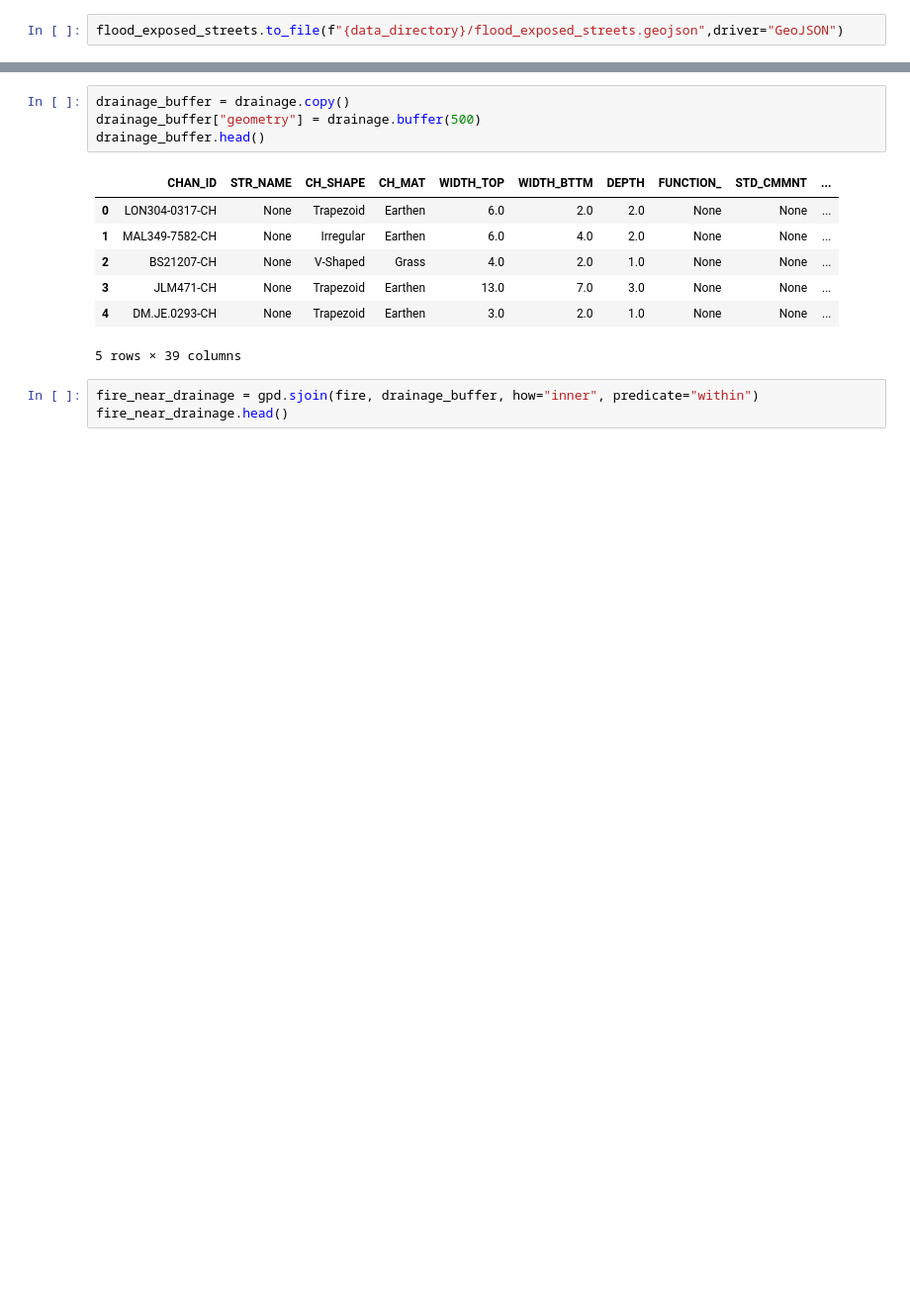
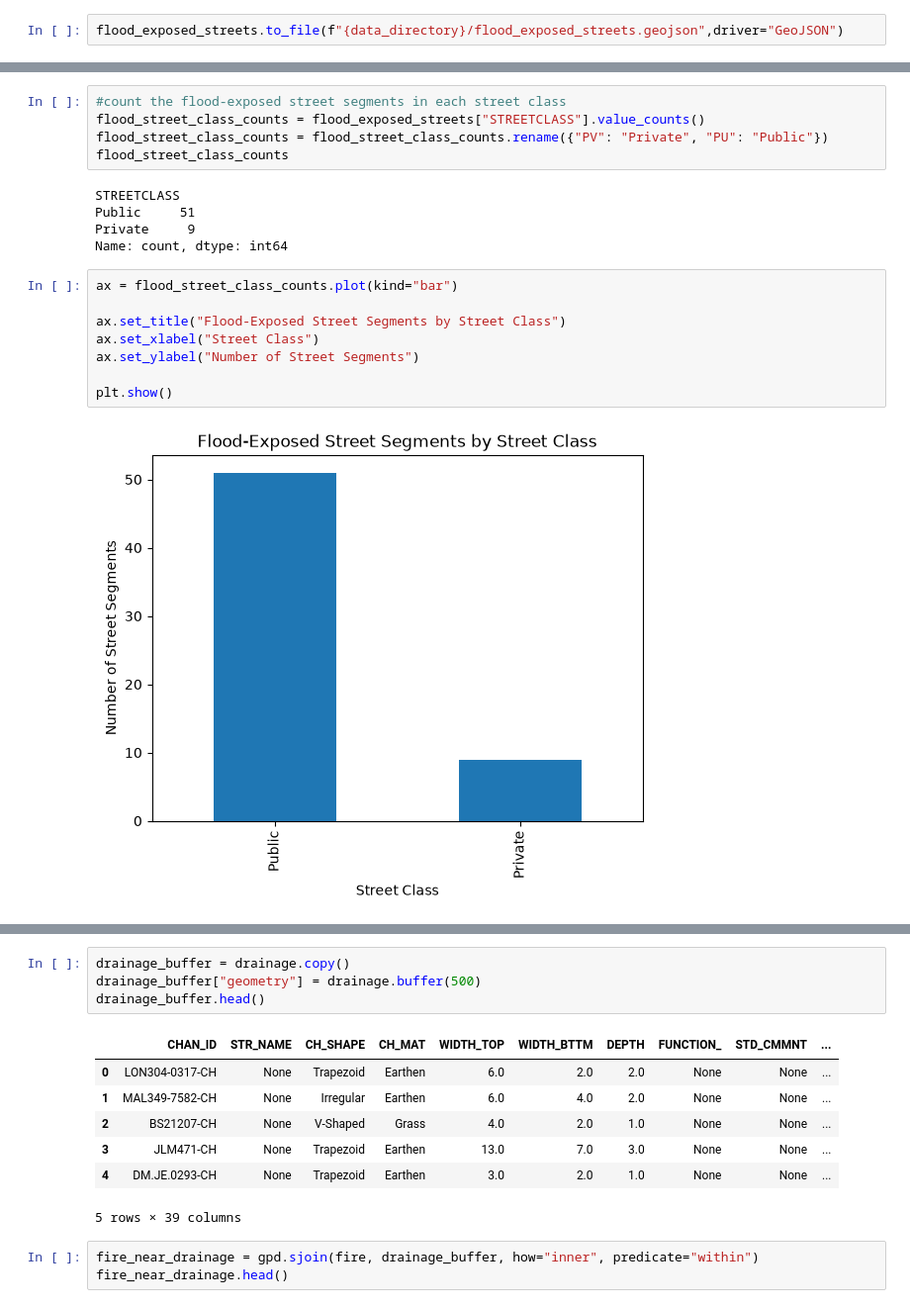
Before and after one commit to achakarova/geog592-achakaro, a Jupyter notebook: homework/week07/achakaro_hw08.ipynb, the cells around one changed output, grey strips where cells are left out. Shown at 99% size. Saved outputs shown, nothing was run; the diff lists cells and outputs as text; blank space fills up the shorter version.

```diff
--- a/homework/week07/achakaro_hw08.ipynb
+++ b/homework/week07/achakaro_hw08.ipynb
@@ -125,0 +128,20 @@ Layer 2: Stations near Drainage
+# %%
+#count the flood-exposed street segments in each street class
+flood_street_class_counts = flood_exposed_streets["STREETCLASS"].value_counts()
+flood_street_class_counts = flood_street_class_counts.rename({"PV": "Private", "PU": "Public"})
+flood_street_class_counts
+# %% [output]
+STREETCLASS
+Public     51
+Private     9
+Name: count, dtype: int64
+# %%
+ax = flood_street_class_counts.plot(kind="bar")
+
+ax.set_title("Flood-Exposed Street Segments by Street Class")
+ax.set_xlabel("Street Class")
+ax.set_ylabel("Number of Street Segments")
+
+plt.show()
+# %% [output]
+[figure, added]
```
Also changed, not shown: parts of 22 cells of this notebook, 3 other files.
